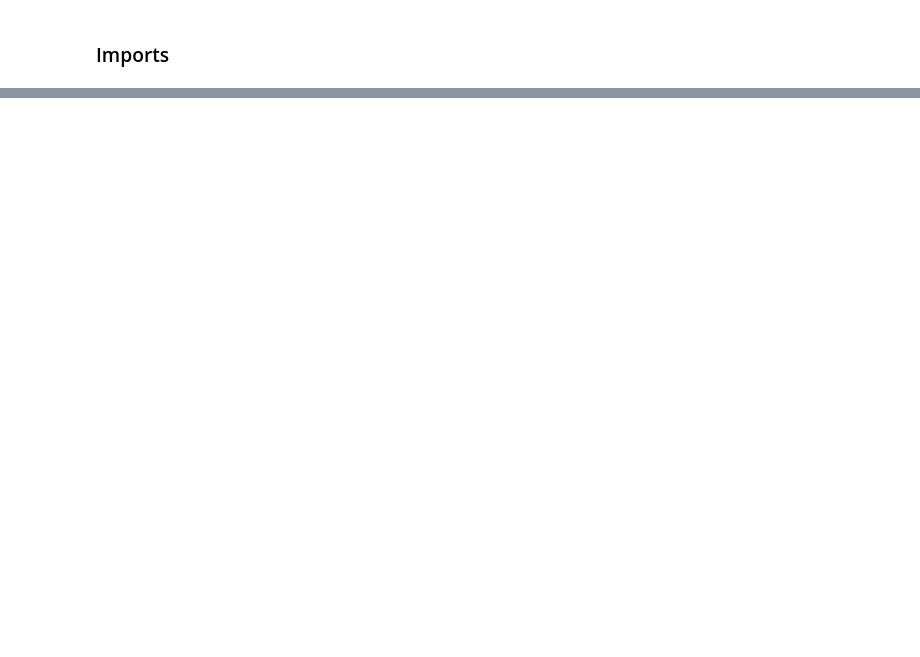
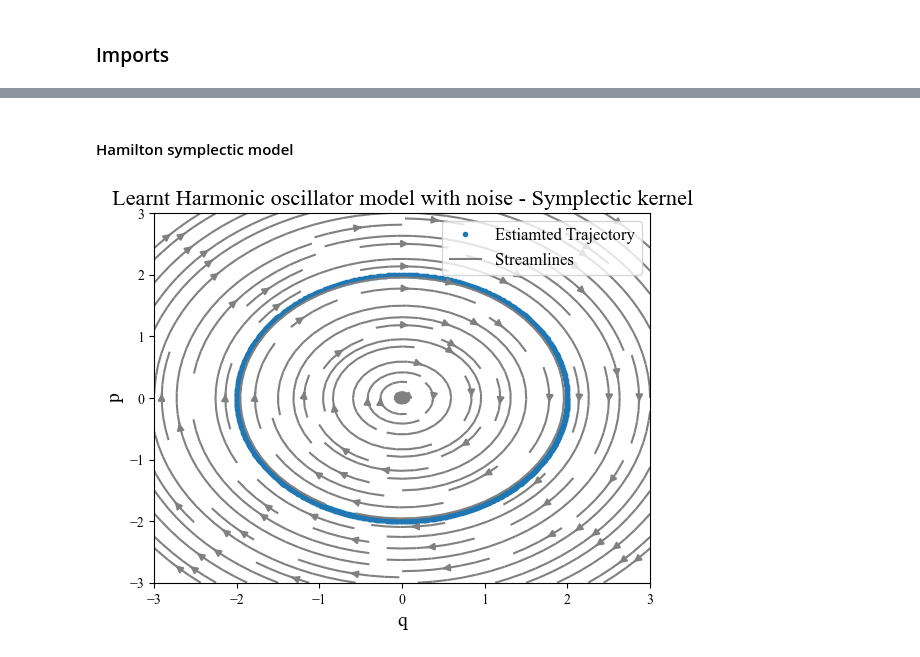
Before and after one commit to helenatp/tpk4960, a Jupyter notebook: src/hamilton/hamilton_harmonic_oscillator.ipynb, the cells around one changed output, grey strips where cells are left out. Drawn from its saved outputs; the diff is of its cells as text; code cells hidden in the pictures; blank space fills up the shorter version.

Commit message:
Hamilton for harmonic oscillator works

```diff
--- a/src/hamilton/hamilton_harmonic_oscillator.ipynb
+++ b/src/hamilton/hamilton_harmonic_oscillator.ipynb
@@ -260,0 +50,6 @@ fig_ho_w_rff.show()
+# %%
+def hamiltonian_dynamics(t, x): # for harmonic oscillator (991) and (992) in optimization
+    return np.array([x[1]/mass, -K*x[0]])
+
+def gradient_potenital_energy(q):
+    return K*q
@@ -260,0 +281,2 @@ fig_ho_w_rff.show()
+# %%
+alpha_symplectic = alpha_approx_symplectic(x_train, y_train, dim_of_function, num_of_samples, lambda_, num_of_points)
@@ -260,0 +285,37 @@ fig_ho_w_rff.show()
+# %% [markdown]
+#### Hamilton symplectic model
+# %%
+def learnt_model_symplectic(t, x):
+    func = capital_psi_symplectic(x, w, b, num_of_samples, dim_of_function) @ alpha_symplectic
+    return func
+
+init_time = 0
+timespan = np.array([init_time, t_max])
+points = int(t_max/dt_leap)
+t = np.linspace(init_time, t_max, points)
+
+# Solve diff. equations using learnt model with solve_ivp
+data_series_symplectic = solve_ivp(learnt_model_symplectic, timespan, start_state, t_eval=t).y
+# %%
+u_learnt_symplectic = np.zeros(X1.shape)
+v_learnt_symplectic = np.zeros(X1.shape)
+
+# for loop to get the velocity at each point witht the learnt model
+for (i, j), value in np.ndenumerate(X1):
+    Y_prime = learnt_model_symplectic(t, np.array([value, X2[i, j]]))
+    u_learnt_symplectic[i, j] = Y_prime[0]
+    v_learnt_symplectic[i, j] = Y_prime[1]
+
+# Plot simulated trajectory and streamslices for learnt model
+fig_harmonic_oscillator_hamilton = plt.figure(6)
+plt.title('Learnt Harmonic oscillator model - Symplectic kernel', fontsize=16)
+if noise: plt.title('Learnt Harmonic oscillator model with noise - Symplectic kernel', fontsize=16)
+plt.plot(data_series_symplectic[0, :], data_series_symplectic[1, :], '.', linewidth = 1)
+plt.streamplot(X1, X2, u_learnt_symplectic, v_learnt_symplectic, density = 1.1, color ='gray')
+plt.xlabel('q', fontsize=14)
+plt.ylabel('p', fontsize=14)
+plt.legend(['Estiamted Trajectory', 'Streamlines'], loc = 'upper right', frameon = True , prop ={'size': 12 } )
+fig_harmonic_oscillator_hamilton.show()
+#plt.savefig(r"hamilton_figures\harmonic_oscillator_hamilton_symplectic_model_lf"+filename, format ="eps")
+# %% [output]
+[figure, added]
```
Also changed, not shown: parts of 60 cells of this notebook, 4 other files.
